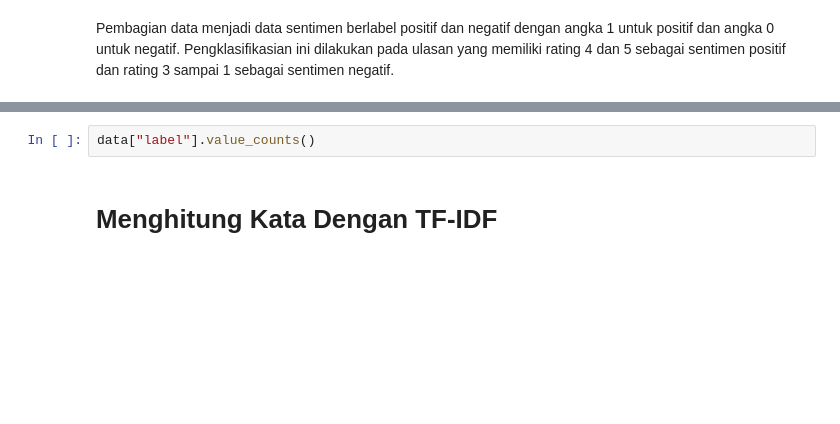
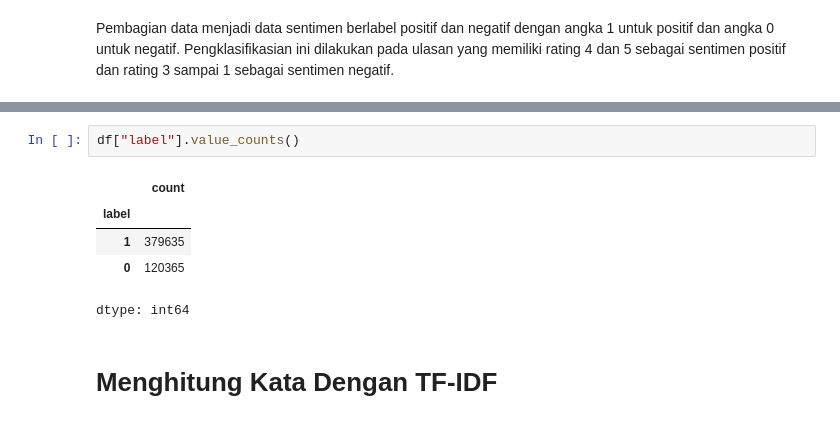
Before and after one commit to Mutasar/Proyek_Analisis_Sentimen, a Jupyter notebook: Analisa_Sentimen_Ulasan_Aplikasi_Tokopedia_di_Playstore.ipynb, the cells around one changed output, grey strips where cells are left out. Saved outputs shown, nothing was run; the diff lists cells and outputs as text; blank space fills up the shorter version.

```diff
--- a/Analisa_Sentimen_Ulasan_Aplikasi_Tokopedia_di_Playstore.ipynb
+++ b/Analisa_Sentimen_Ulasan_Aplikasi_Tokopedia_di_Playstore.ipynb
@@ -31,5 +85,11 @@ data
 # %%
-data["label"].value_counts()
+df["label"].value_counts()
+# %% [output]
+|  | count |
+| label |  |
+| 1 | 379635 |
+| 0 | 120365 |
+dtype: int64
 # %% [markdown]
 # Menghitung Kata Dengan TF-IDF
 # %%
```
Also changed, not shown: parts of 16 cells of this notebook.
